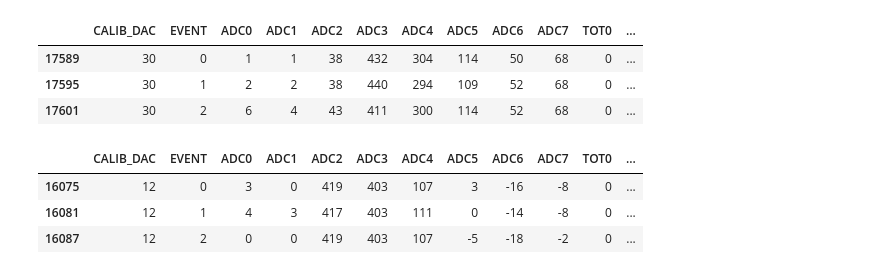
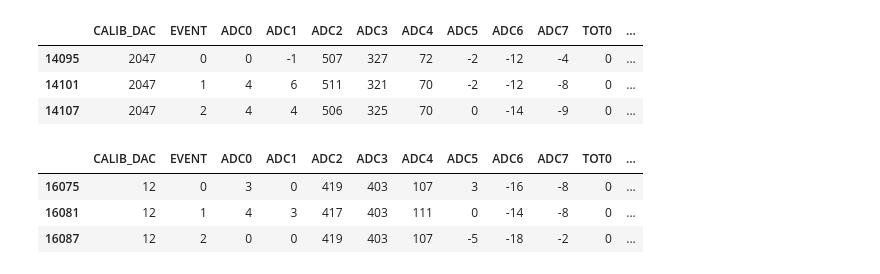
Before and after one commit to gajdangreta/hcalTestBeam, a Jupyter notebook: hcalEnv/notebooks/charge_injection.ipynb, the cells around one changed output. Saved outputs shown, nothing was run; the diff lists cells and outputs as text; code cells hidden in the pictures.

```diff
--- a/hcalEnv/notebooks/charge_injection.ipynb
+++ b/hcalEnv/notebooks/charge_injection.ipynb
@@ -219,13 +219,13 @@ for i in range(8):  # believe it or not, the loop is faster than a wildcard look
 pmerged.drop(["PLANE", "STRIP", "END", "pedestal", "mean", "std_dev",
               "pedestal_per_time_sample", "pedestal_per_time_sample_mean"], axis=1, inplace=True)
 # %%
-choose_single=single_low=pmerged[(pmerged["layer"]==b[0]) & (pmerged["strip"]==b[1])& (pmerged["end"]==b[2]) & (pmerged["CAPACITOR_TYPE"]==1) & (pmerged["CALIB_DAC"]==30)]
+choose_single=pmerged[(pmerged["layer"]==b[0]) & (pmerged["strip"]==b[1])& (pmerged["end"]==b[2]) & (pmerged["CAPACITOR_TYPE"]==0) & (pmerged["CALIB_DAC"]==2047)]
 test_pulses=make_pulse_profiles(choose_single)
 testshow=choose_single.join(test_pulses).drop(["pedestal_per_time_sample_std_dev"], axis=1)
 testshow
 # %% [output]
 |  | CALIB_DAC | EVENT | ADC0 | ADC1 | ADC2 | ADC3 | ADC4 | ADC5 | ADC6 | ADC7 | TOT0 | ... |
-| 17589 | 30 | 0 | 1 | 1 | 38 | 432 | 304 | 114 | 50 | 68 | 0 | ... |
-| 17595 | 30 | 1 | 2 | 2 | 38 | 440 | 294 | 109 | 52 | 68 | 0 | ... |
-| 17601 | 30 | 2 | 6 | 4 | 43 | 411 | 300 | 114 | 52 | 68 | 0 | ... |
+| 14095 | 2047 | 0 | 0 | -1 | 507 | 327 | 72 | -2 | -12 | -4 | 0 | ... |
+| 14101 | 2047 | 1 | 4 | 6 | 511 | 321 | 70 | -2 | -12 | -8 | 0 | ... |
+| 14107 | 2047 | 2 | 4 | 4 | 506 | 325 | 70 | 0 | -14 | -9 | 0 | ... |
 # %%
```
Also changed, not shown: parts of 5 cells of this notebook.
